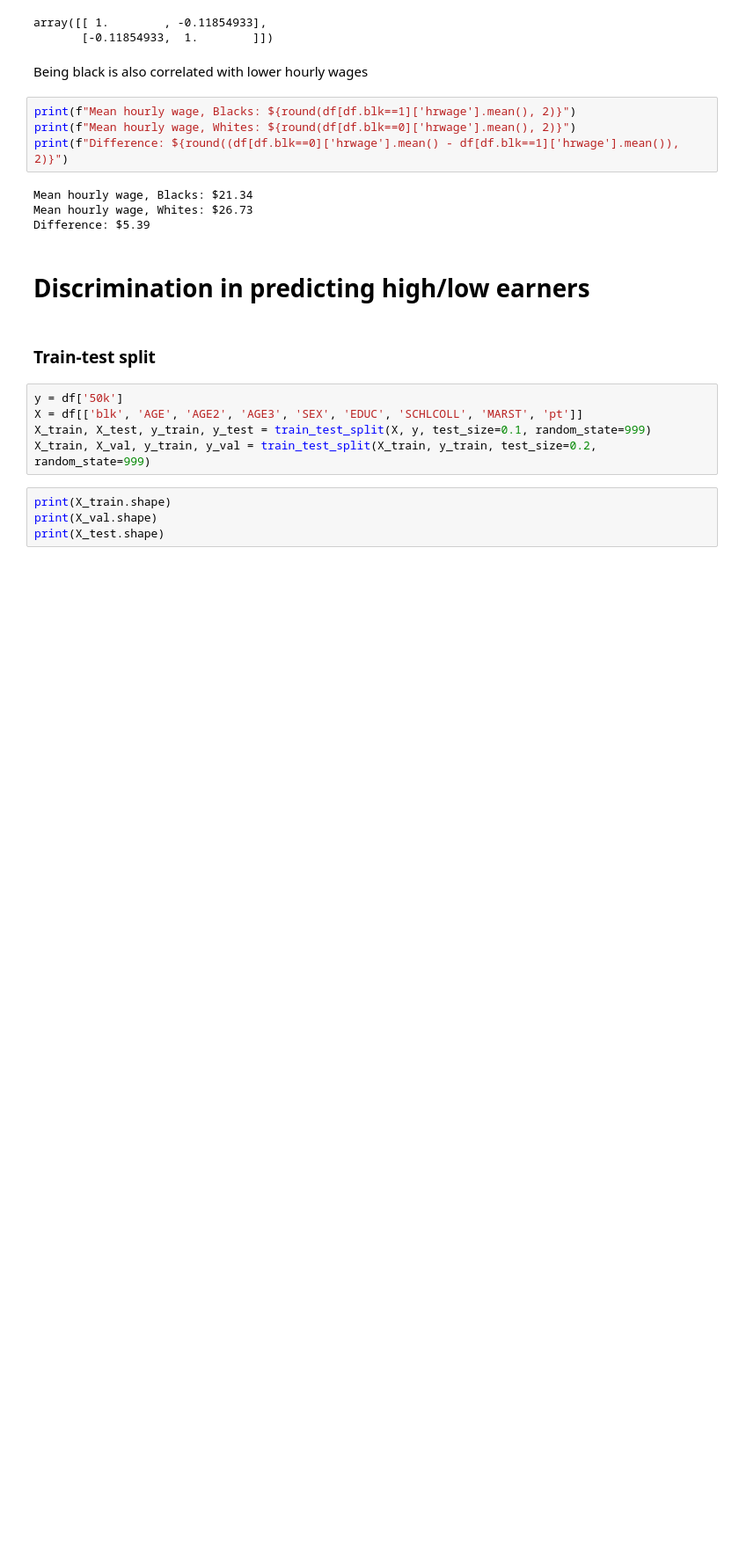
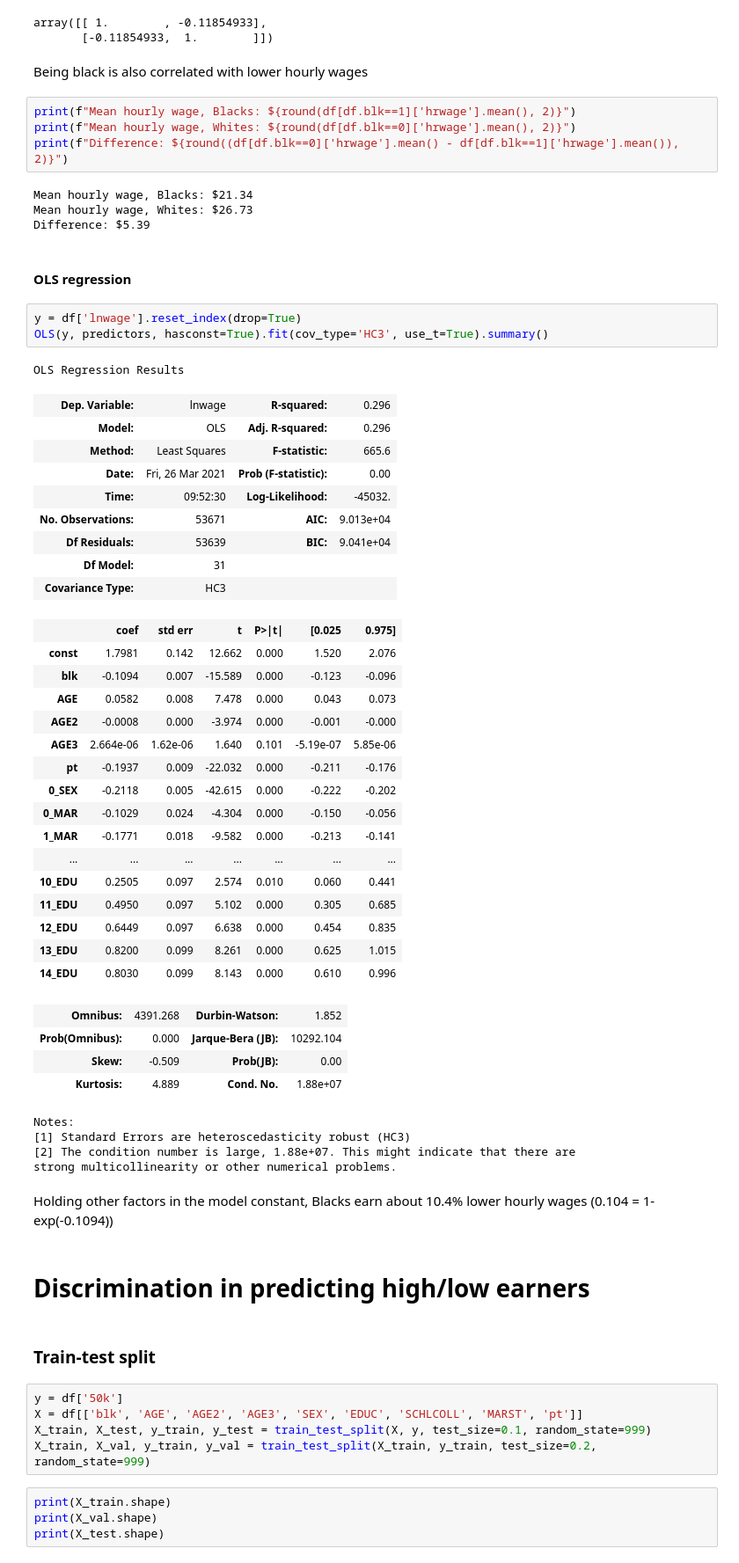
Before and after one commit to kingjosephm/DiscriminationMitigation, a Jupyter notebook: ASEC_2019.ipynb, the cells around one changed output. Shown at 88% size. Saved outputs shown, nothing was run; the diff lists cells and outputs as text; blank space fills up the shorter version.

```diff
--- a/ASEC_2019.ipynb
+++ b/ASEC_2019.ipynb
@@ -244,6 +294,48 @@ print(f"Difference: ${round((df[df.blk==0]['hrwage'].mean() - df[df.blk==1]['hrw
 Mean hourly wage, Blacks: $21.34
 Mean hourly wage, Whites: $26.73
 Difference: $5.39
+# %% [markdown]
+#### OLS regression
+# %%
+y = df['lnwage'].reset_index(drop=True)
+OLS(y, predictors, hasconst=True).fit(cov_type='HC3', use_t=True).summary()
+# %% [output]
+OLS Regression Results
+| Dep. Variable: | lnwage | R-squared: | 0.296 |
+| Model: | OLS | Adj. R-squared: | 0.296 |
+| Method: | Least Squares | F-statistic: | 665.6 |
+| Date: | Fri, 26 Mar 2021 | Prob (F-statistic): | 0.00 |
+| Time: | 09:52:30 | Log-Likelihood: | -45032. |
+| No. Observations: | 53671 | AIC: | 9.013e+04 |
+| Df Residuals: | 53639 | BIC: | 9.041e+04 |
+| Df Model: | 31 |  |  |
+| Covariance Type: | HC3 |  |  |
+|  | coef | std err | t | P>|t| | [0.025 | 0.975] |
+| const | 1.7981 | 0.142 | 12.662 | 0.000 | 1.520 | 2.076 |
+| blk | -0.1094 | 0.007 | -15.589 | 0.000 | -0.123 | -0.096 |
+| AGE | 0.0582 | 0.008 | 7.478 | 0.000 | 0.043 | 0.073 |
+| AGE2 | -0.0008 | 0.000 | -3.974 | 0.000 | -0.001 | -0.000 |
+| AGE3 | 2.664e-06 | 1.62e-06 | 1.640 | 0.101 | -5.19e-07 | 5.85e-06 |
+| pt | -0.1937 | 0.009 | -22.032 | 0.000 | -0.211 | -0.176 |
+| 0_SEX | -0.2118 | 0.005 | -42.615 | 0.000 | -0.222 | -0.202 |
+| 0_MAR | -0.1029 | 0.024 | -4.304 | 0.000 | -0.150 | -0.056 |
+| 1_MAR | -0.1771 | 0.018 | -9.582 | 0.000 | -0.213 | -0.141 |
+| ... | ... | ... | ... | ... | ... | ... |
+| 10_EDU | 0.2505 | 0.097 | 2.574 | 0.010 | 0.060 | 0.441 |
+| 11_EDU | 0.4950 | 0.097 | 5.102 | 0.000 | 0.305 | 0.685 |
+| 12_EDU | 0.6449 | 0.097 | 6.638 | 0.000 | 0.454 | 0.835 |
+| 13_EDU | 0.8200 | 0.099 | 8.261 | 0.000 | 0.625 | 1.015 |
+| 14_EDU | 0.8030 | 0.099 | 8.143 | 0.000 | 0.610 | 0.996 |
+| Omnibus: | 4391.268 | Durbin-Watson: | 1.852 |
+| Prob(Omnibus): | 0.000 | Jarque-Bera (JB): | 10292.104 |
+| Skew: | -0.509 | Prob(JB): | 0.00 |
+| Kurtosis: | 4.889 | Cond. No. | 1.88e+07 |
+Notes:
+[1] Standard Errors are heteroscedasticity robust (HC3)
+[2] The condition number is large, 1.88e+07. This might indicate that there are
+strong multicollinearity or other numerical problems.
+# %% [markdown]
+Holding other factors in the model constant, Blacks earn about 10.4% lower hourly wages (0.104 = 1-exp(-0.1094))
 # %% [markdown]
 # Discrimination in predicting high/low earners
 # %% [markdown]
```
Also changed, not shown: parts of 6 cells of this notebook.
